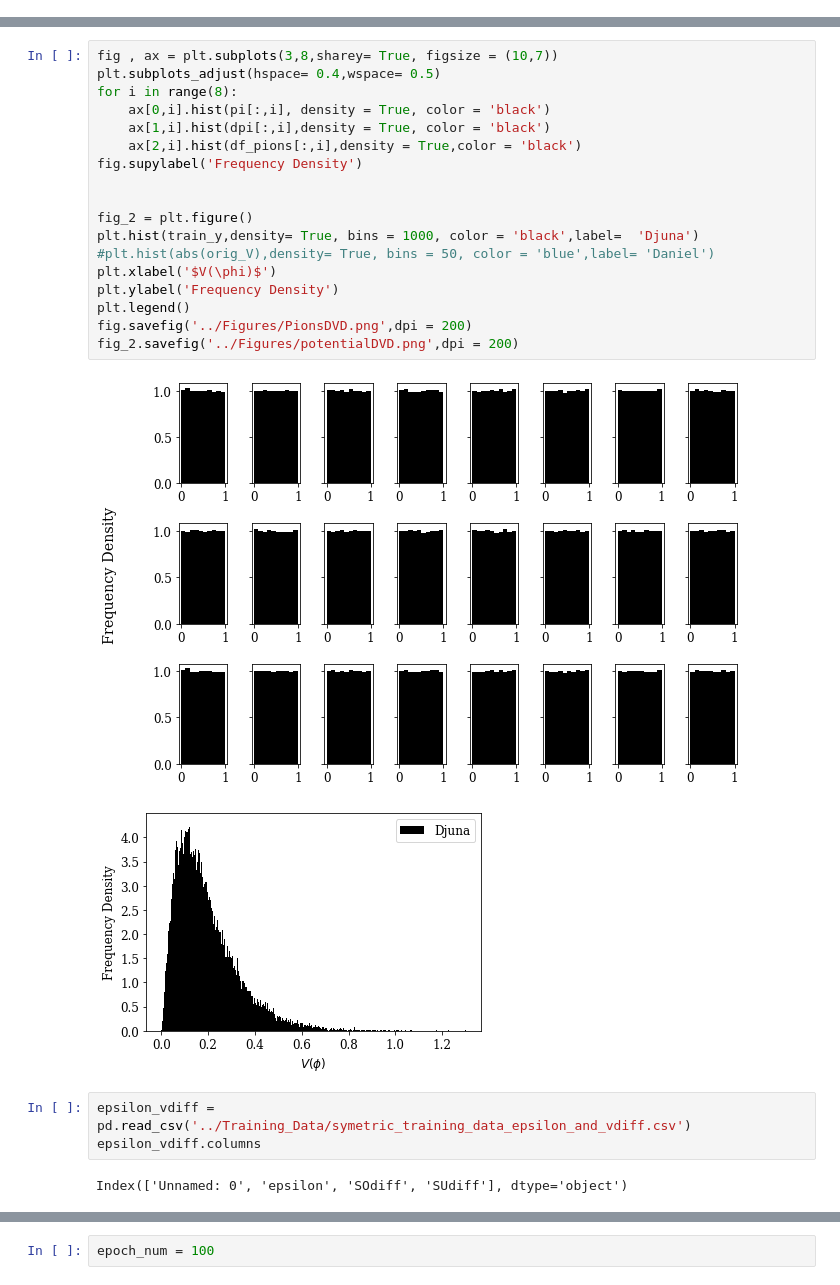
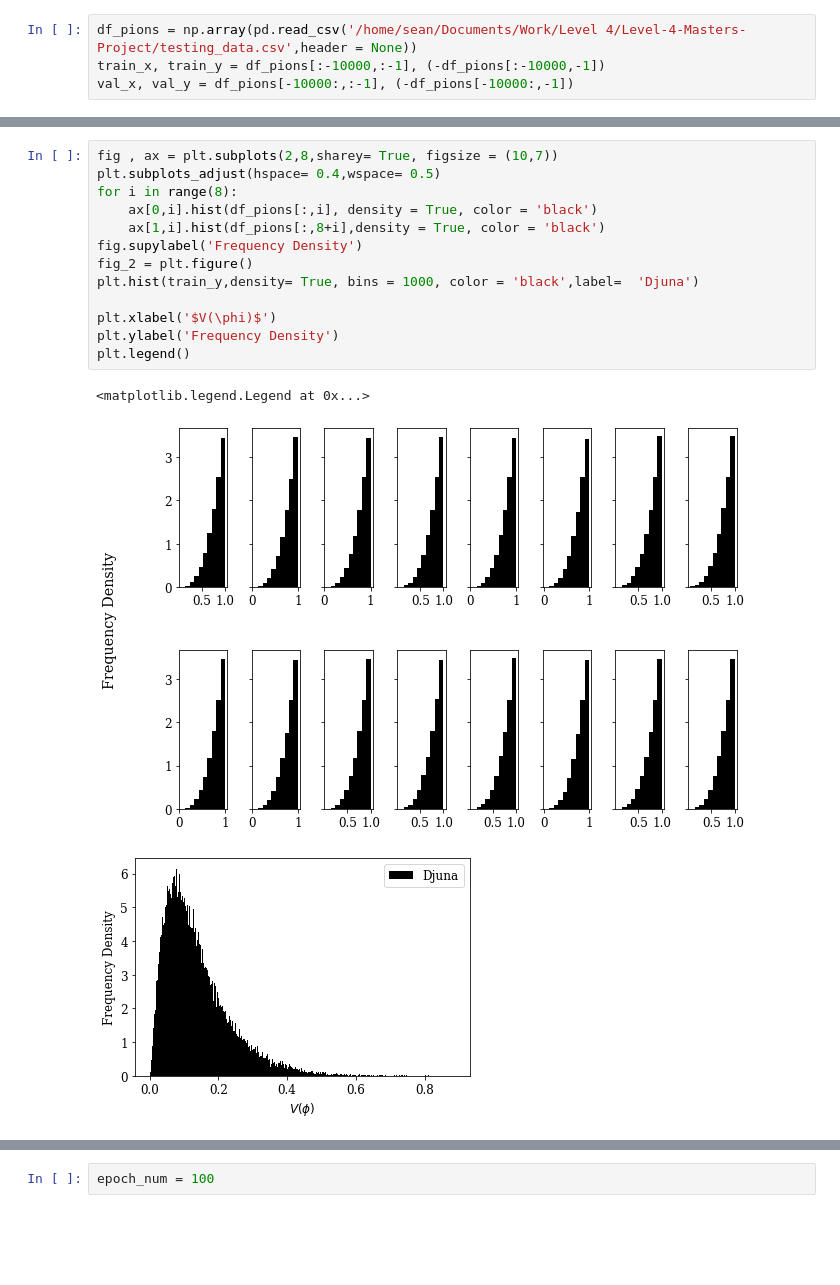
Before and after one commit to seancraven/Level-4-Masters-Project, a Jupyter notebook: Sean_Working_Notebooks/Testing_Notebooks/New opt param Test.ipynb, the cells around one changed output, grey strips where cells are left out. Saved outputs shown, nothing was run; the diff lists cells and outputs as text; blank space fills up the shorter version.

```diff
--- a/Sean_Working_Notebooks/Testing_Notebooks/New opt param Test.ipynb
+++ b/Sean_Working_Notebooks/Testing_Notebooks/New opt param Test.ipynb
@@ -43,3 +31,7 @@ print(np.mean(train_y))
+# %%
+df_pions = np.array(pd.read_csv('/home/sean/Documents/Work/Level 4/Level-4-Masters-Project/testing_data.csv',header = None))
+train_x, train_y = df_pions[:-10000,:-1], (-df_pions[:-10000,-1])
+val_x, val_y = df_pions[-10000:,:-1], (-df_pions[-10000:,-1])
 # %%
 unshuffled_potential_values = df_pions[:,-1].copy()
 shufffled_potential_values = unshuffled_potential_values.copy()
@@ -53,26 +45,17 @@ Mean Potential Value =  -0.19510544438272082
 # %%
-fig , ax = plt.subplots(3,8,sharey= True, figsize = (10,7))
+fig , ax = plt.subplots(2,8,sharey= True, figsize = (10,7))
 plt.subplots_adjust(hspace= 0.4,wspace= 0.5)
 for i in range(8):
-    ax[0,i].hist(pi[:,i], density = True, color = 'black')
-    ax[1,i].hist(dpi[:,i],density = True, color = 'black')
-    ax[2,i].hist(df_pions[:,i],density = True,color = 'black')
+    ax[0,i].hist(df_pions[:,i], density = True, color = 'black')
+    ax[1,i].hist(df_pions[:,8+i],density = True, color = 'black')
 fig.supylabel('Frequency Density')
-
-
 fig_2 = plt.figure()
 plt.hist(train_y,density= True, bins = 1000, color = 'black',label=  'Djuna')
-#plt.hist(abs(orig_V),density= True, bins = 50, color = 'blue',label= 'Daniel')
+
 plt.xlabel('$V(\phi)$')
 plt.ylabel('Frequency Density')
 plt.legend()
-fig.savefig('../Figures/PionsDVD.png',dpi = 200)
-fig_2.savefig('../Figures/potentialDVD.png',dpi = 200)
 # %% [output]
+<matplotlib.legend.Legend at 0x...>
-[figure, old version]
+[figure, new version]
-[figure, old version]
+[figure, new version]
-# %%
-epsilon_vdiff = pd.read_csv('../Training_Data/symetric_training_data_epsilon_and_vdiff.csv')
-epsilon_vdiff.columns
-# %% [output]
-Index(['Unnamed: 0', 'epsilon', 'SOdiff', 'SUdiff'], dtype='object')
```
Also changed, not shown: parts of 18 cells of this notebook, 3 other files.
